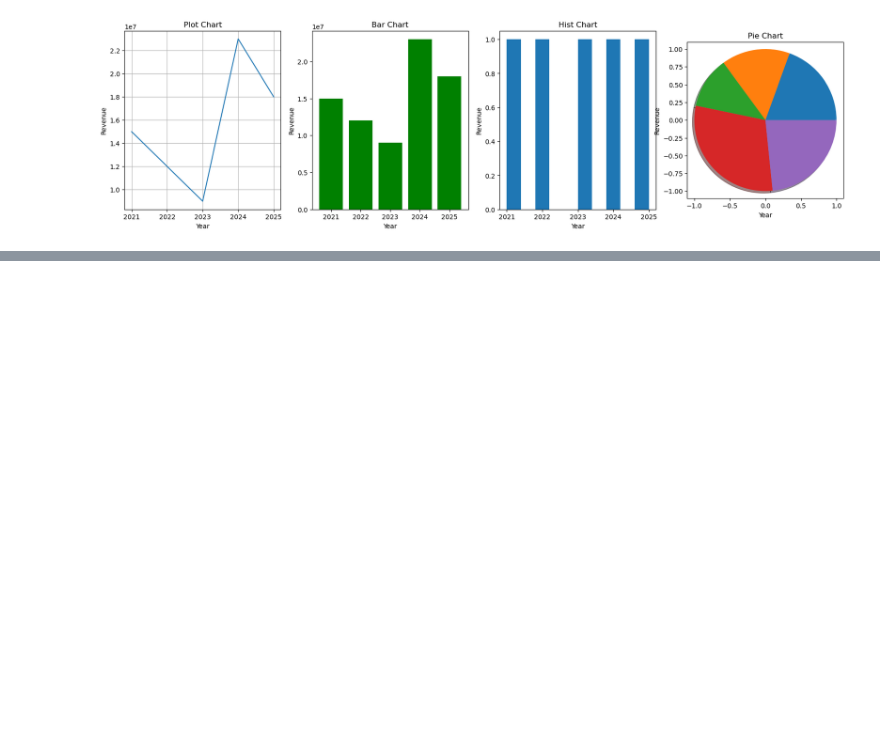
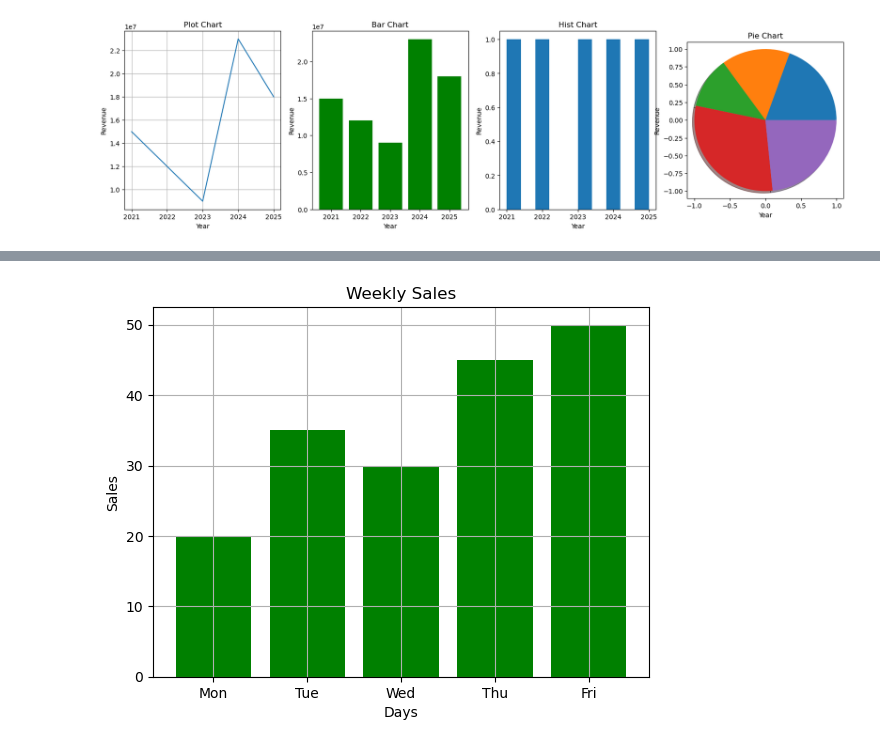
Before and after one commit to shripada-mahato/Matplotlib, a Jupyter notebook: operation.ipynb, the cells around one changed output, grey strips where cells are left out. Drawn from its saved outputs; the diff is of its cells as text; code cells hidden in the pictures; blank space fills up the shorter version.

```diff
--- a/operation.ipynb
+++ b/operation.ipynb
@@ -445,0 +455,15 @@ plt.show()
+# %%
+import matplotlib.pyplot as plt
+days = [1, 2, 3, 4, 5]
+sales = [20, 35, 30, 45, 50]
+
+plt.bar(days, sales,
+        color='green')
+plt.xticks(days,["Mon", "Tue", "Wed", "Thu", "Fri"])
+plt.xlabel('Days')
+plt.ylabel('Sales')
+plt.title('Weekly Sales')
+plt.grid()
+plt.show()
+# %% [output]
+[figure, added]
```
Also changed, not shown: parts of 3 cells of this notebook.
